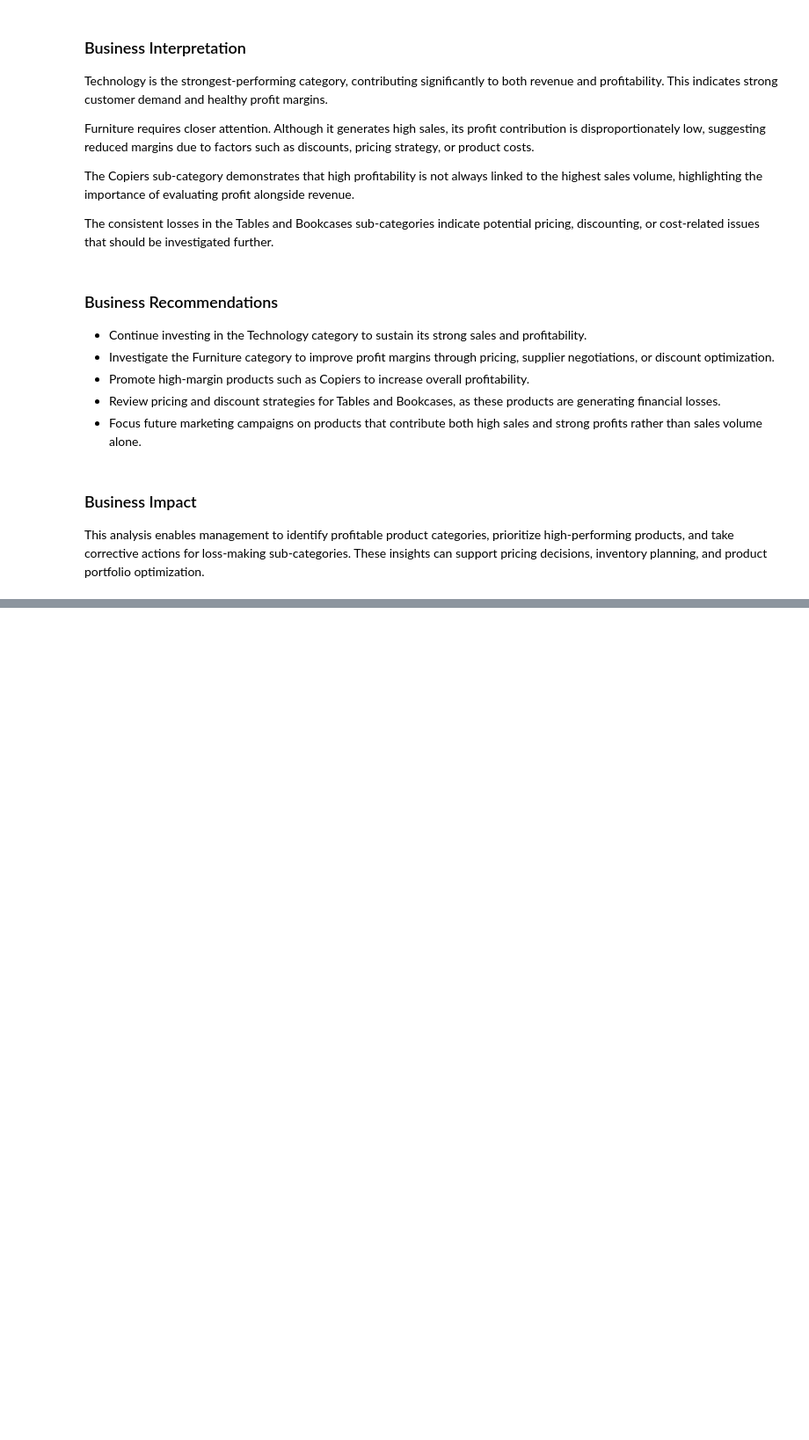
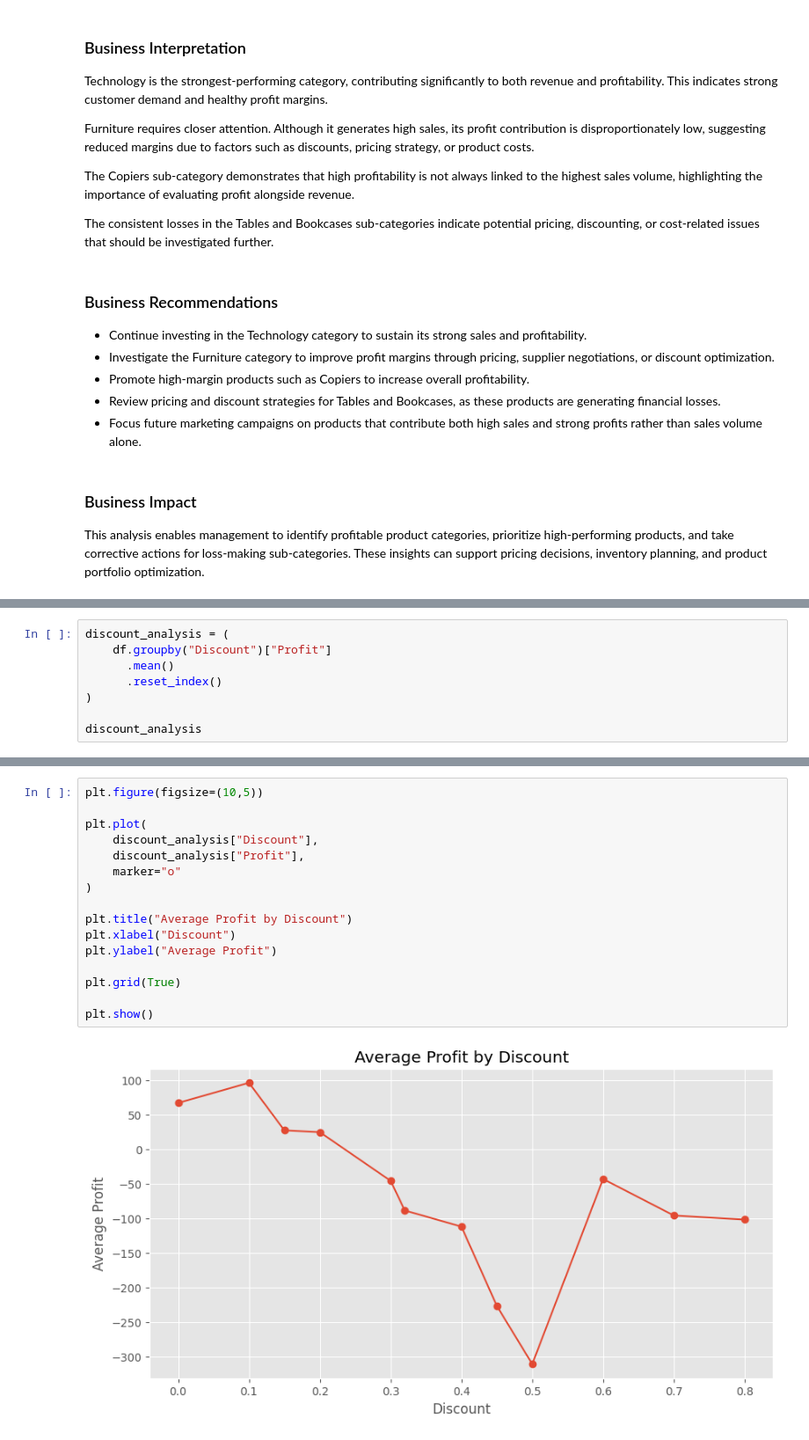
Before and after one commit to jigyasa-b31/Sales-Data-Analysis-Dashboard, a Jupyter notebook: notebooks/Sales_Data_Analysis_Dashboard.ipynb, the cells around one changed output, grey strips where cells are left out. Shown at 88% size. Drawn from its saved outputs; the diff is of its cells as text; blank space fills up the shorter version.

```diff
--- a/notebooks/Sales_Data_Analysis_Dashboard.ipynb
+++ b/notebooks/Sales_Data_Analysis_Dashboard.ipynb
@@ -623,0 +674,8 @@ This analysis enables management to identify profitable product categories, prio
+# %%
+discount_analysis = (
+    df.groupby("Discount")["Profit"]
+      .mean()
+      .reset_index()
+)
+
+discount_analysis
@@ -623,0 +696,18 @@ This analysis enables management to identify profitable product categories, prio
+# %%
+plt.figure(figsize=(10,5))
+
+plt.plot(
+    discount_analysis["Discount"],
+    discount_analysis["Profit"],
+    marker="o"
+)
+
+plt.title("Average Profit by Discount")
+plt.xlabel("Discount")
+plt.ylabel("Average Profit")
+
+plt.grid(True)
+
+plt.show()
+# %% [output]
+[figure, added]
```
Also changed, not shown: parts of 11 cells of this notebook.
